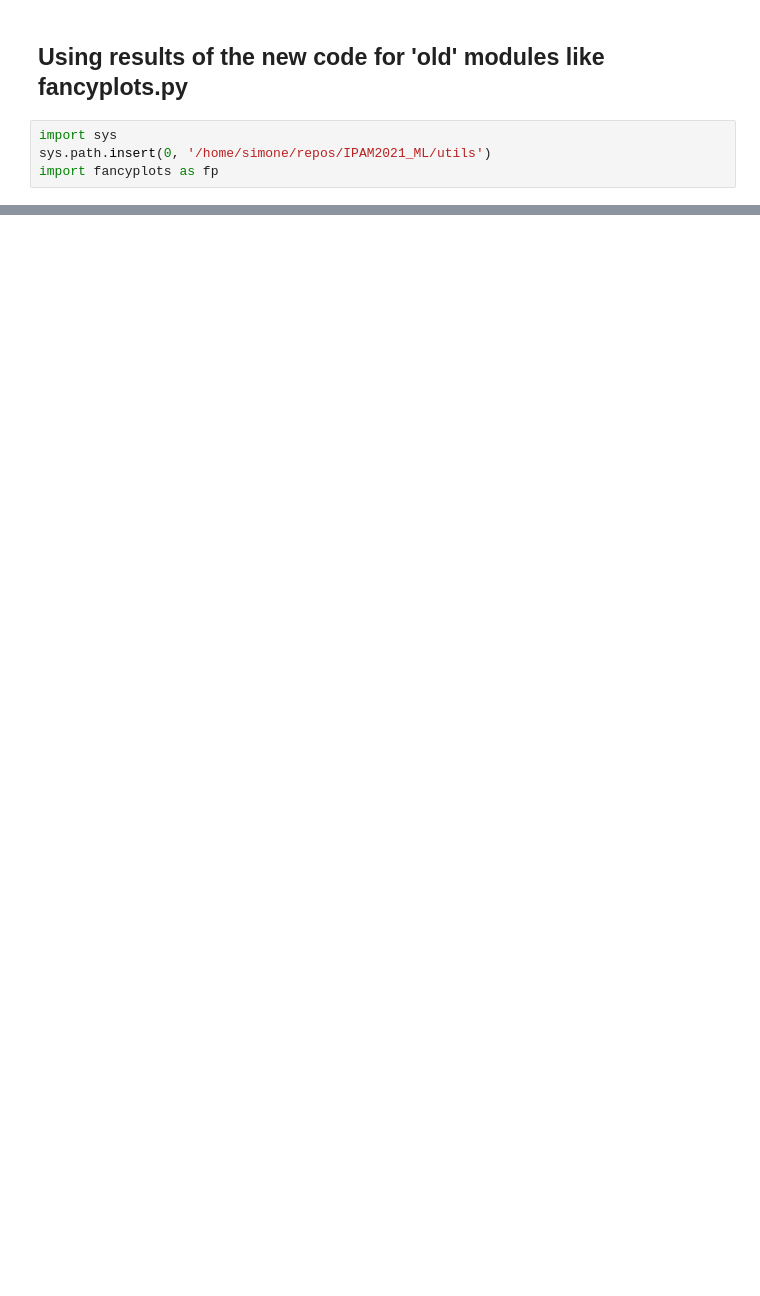
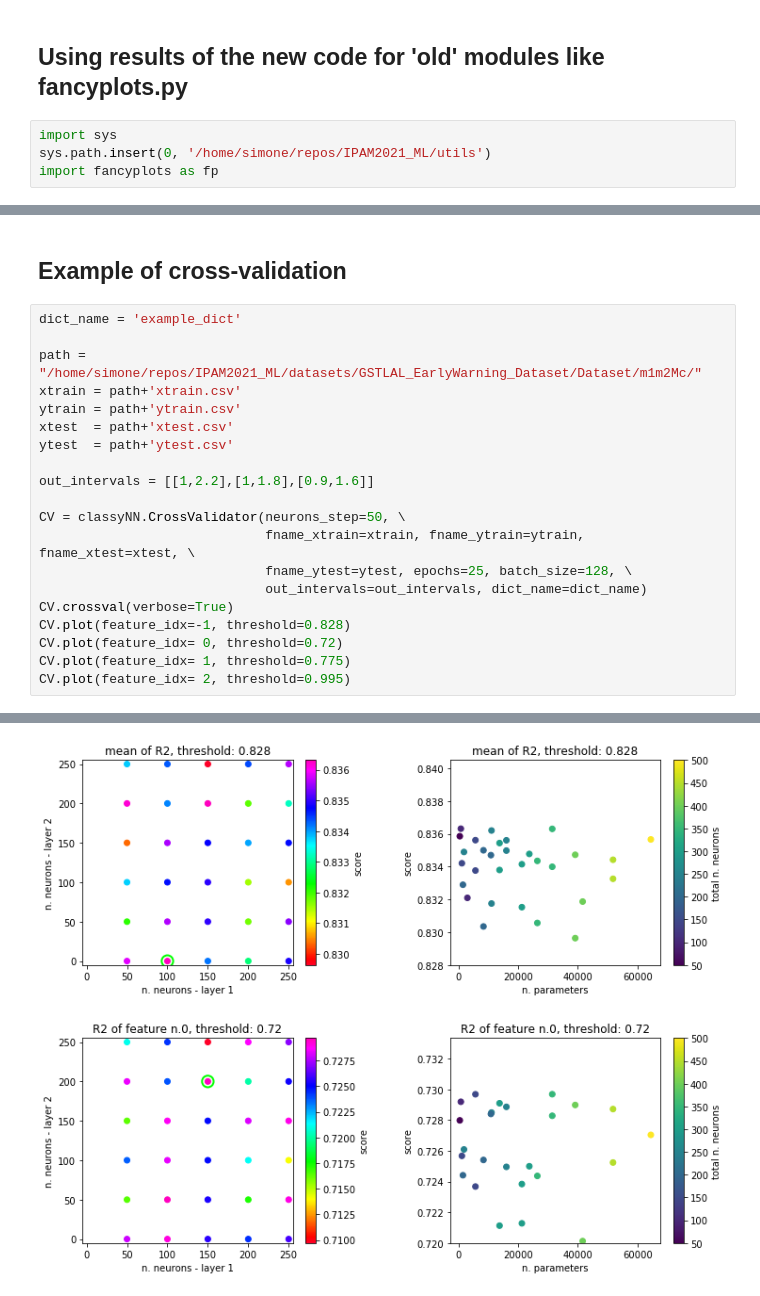
Before and after one commit to PhoenixBirdCreations/IPAM2021_ML, a Jupyter notebook: algo/classy_NN/Example.ipynb, the cells around one changed output, grey strips where cells are left out. Cells and saved outputs as stored; diff of their text form; blank space fills up the shorter version.

```diff
--- a/algo/classy_NN/Example.ipynb
+++ b/algo/classy_NN/Example.ipynb
@@ -166,0 +194,23 @@ fp.checkRegressionPlot(NNhc.xtest, NNhc.ytest, prediction, ['m1','m2','Mc'], \
+# %% [markdown]
+## Example of cross-validation
+# %%
+dict_name = 'example_dict'
+
+path = "/home/simone/repos/IPAM2021_ML/datasets/GSTLAL_EarlyWarning_Dataset/Dataset/m1m2Mc/"
+xtrain = path+'xtrain.csv'
+ytrain = path+'ytrain.csv'
+xtest  = path+'xtest.csv'
+ytest  = path+'ytest.csv'
+
+out_intervals = [[1,2.2],[1,1.8],[0.9,1.6]]
+
+CV = classyNN.CrossValidator(neurons_step=50, \
+                             fname_xtrain=xtrain, fname_ytrain=ytrain, fname_xtest=xtest, \
+                             fname_ytest=ytest, epochs=25, batch_size=128, \
+                             out_intervals=out_intervals, dict_name=dict_name)
+CV.crossval(verbose=True)
+CV.plot(feature_idx=-1, threshold=0.828)
+CV.plot(feature_idx= 0, threshold=0.72)
+CV.plot(feature_idx= 1, threshold=0.775)
+CV.plot(feature_idx= 2, threshold=0.995)
+# %% [output]
@@ -166,0 +234,2 @@ fp.checkRegressionPlot(NNhc.xtest, NNhc.ytest, prediction, ['m1','m2','Mc'], \
+[figure, added]
+[figure, added]
```
Also changed, not shown: parts of 13 cells of this notebook, 1 other file.
